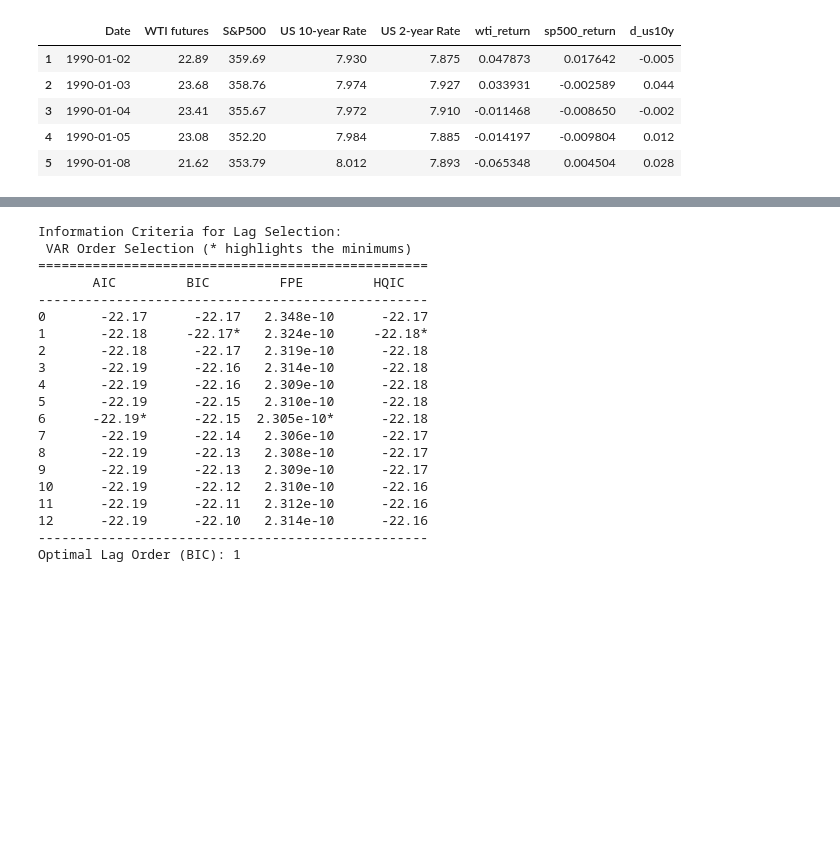
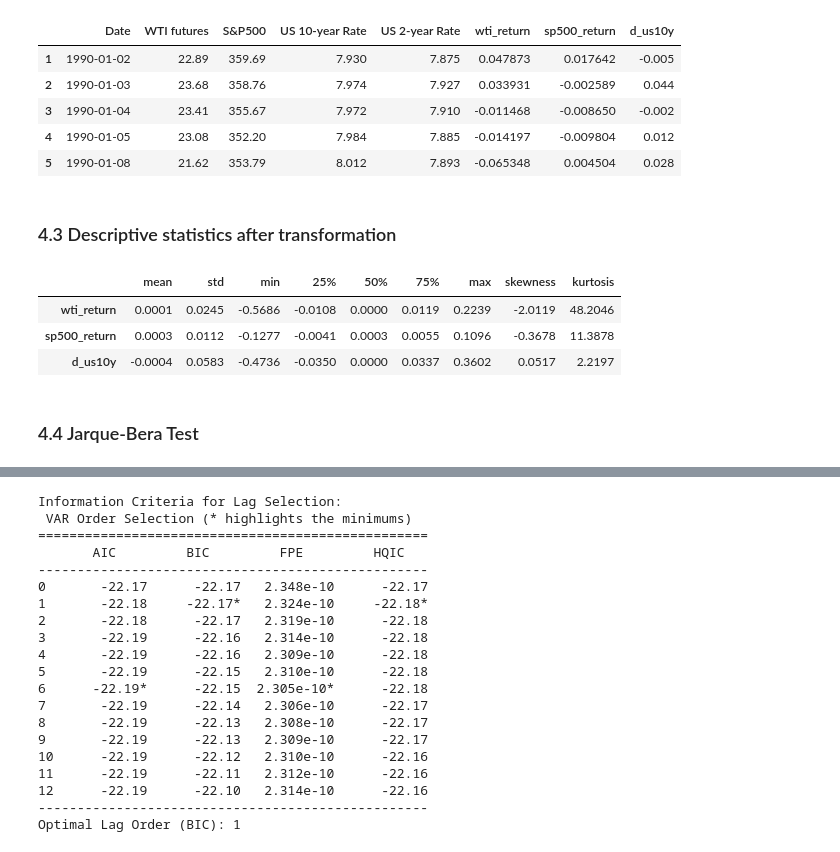
Before and after one commit to alessandrafll/Emif-Project-1, a Jupyter notebook: notebook.ipynb, the cells around one changed output, grey strips where cells are left out. Cells and saved outputs as stored; diff of their text form; code cells hidden in the pictures; blank space fills up the shorter version.

```diff
--- a/notebook.ipynb
+++ b/notebook.ipynb
@@ -135,3 +136,34 @@ daily_transformed.head()
 | 3 | 1990-01-04 | 23.41 | 355.67 | 7.972 | 7.910 | -0.011468 | -0.008650 | -0.002 |
 | 4 | 1990-01-05 | 23.08 | 352.20 | 7.984 | 7.885 | -0.014197 | -0.009804 | 0.012 |
 | 5 | 1990-01-08 | 21.62 | 353.79 | 8.012 | 7.893 | -0.065348 | 0.004504 | 0.028 |
+# %% [markdown]
+### 4.3 Descriptive statistics after transformation
+# %%
+# Sélection des variables
+cols = ["wti_return", "sp500_return", "d_us10y"]
+df = daily_transformed[cols]
+
+# Statistiques de base
+desc = df.describe(percentiles=[0.25, 0.5, 0.75]).T
+
+# Ajout skewness et kurtosis
+desc["skewness"] = df.skew()
+desc["kurtosis"] = df.kurtosis()
+
+# Réorganisation des colonnes
+desc = desc[[
+    "mean", "std", "min", "25%", "50%", "75%", "max",
+    "skewness", "kurtosis"
+]]
+
+# Arrondi pour lisibilité
+desc = desc.round(4)
+
+desc
+# %% [output]
+|  | mean | std | min | 25% | 50% | 75% | max | skewness | kurtosis |
+| wti_return | 0.0001 | 0.0245 | -0.5686 | -0.0108 | 0.0000 | 0.0119 | 0.2239 | -2.0119 | 48.2046 |
+| sp500_return | 0.0003 | 0.0112 | -0.1277 | -0.0041 | 0.0003 | 0.0055 | 0.1096 | -0.3678 | 11.3878 |
+| d_us10y | -0.0004 | 0.0583 | -0.4736 | -0.0350 | 0.0000 | 0.0337 | 0.3602 | 0.0517 | 2.2197 |
+# %% [markdown]
+### 4.4 Jarque-Bera Test
```
Also changed, not shown: parts of 13 cells of this notebook.
